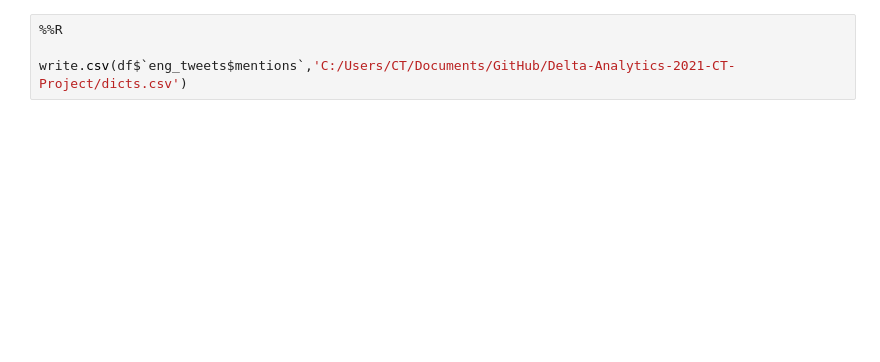
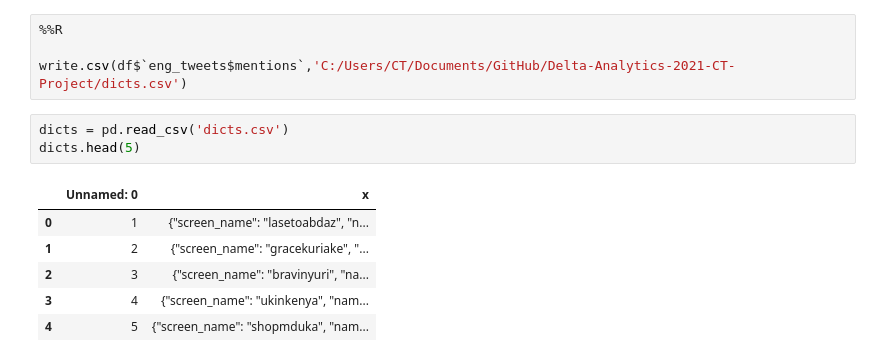
Before and after one commit to CeeThinwa/Delta-Analytics-2021-CT-Project, a Jupyter notebook: KOT EDA.ipynb, the cells around one changed output. Cells and saved outputs as stored; diff of their text form; blank space fills up the shorter version.

```diff
--- a/KOT EDA.ipynb
+++ b/KOT EDA.ipynb
@@ -269,3 +273,13 @@ os.getcwd()
 %%R
 
 write.csv(df$`eng_tweets$mentions`,'C:/Users/CT/Documents/GitHub/Delta-Analytics-2021-CT-Project/dicts.csv')
+# %%
+dicts = pd.read_csv('dicts.csv')
+dicts.head(5)
+# %% [output]
+|  | Unnamed: 0 | x |
+| 0 | 1 | {"screen_name": "lasetoabdaz", "n... |
+| 1 | 2 | {"screen_name": "gracekuriake", "... |
+| 2 | 3 | {"screen_name": "bravinyuri", "na... |
+| 3 | 4 | {"screen_name": "ukinkenya", "nam... |
+| 4 | 5 | {"screen_name": "shopmduka", "nam... |
```
Also changed, not shown: parts of 10 cells of this notebook.
